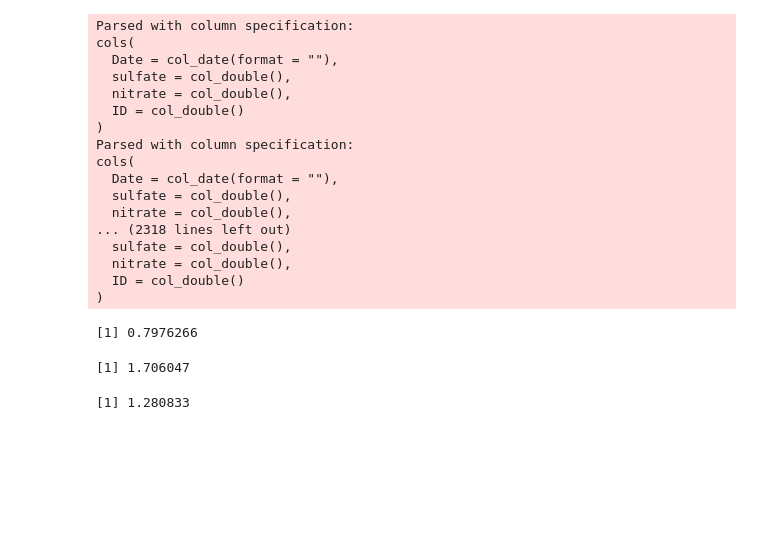
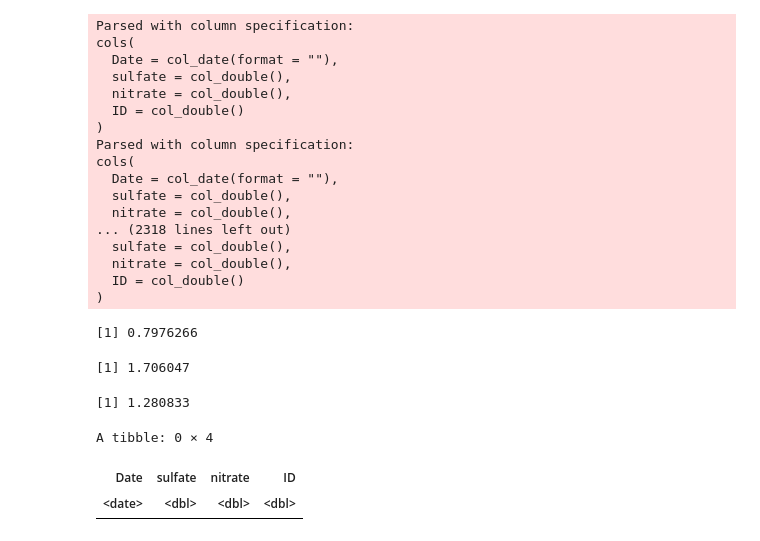
Before and after one commit to amirsaleem1990/Data-Science-specialization-Johns-Hopkins-University, a Jupyter notebook: Rprogramming/week-2/programming-assingment-1/Untitled.ipynb, the cells around one changed output. Cells and saved outputs as stored; diff of their text form; code cells hidden in the pictures; blank space fills up the shorter version.

```diff
--- a/Rprogramming/week-2/programming-assingment-1/Untitled.ipynb
+++ b/Rprogramming/week-2/programming-assingment-1/Untitled.ipynb
@@ -44,3 +44,9 @@ pollutantmean("specdata", "nitrate", 23)
 [1] 0.7976266
 [1] 1.706047
 [1] 1.280833
+# %%
+tbl[(tbl$ID <= 1) & (tbl$ID >= 10),]
+# %% [output]
+A tibble: 0 × 4
+| Date | sulfate | nitrate | ID |
+| <date> | <dbl> | <dbl> | <dbl> |
```
Also changed, not shown: parts of 1 cell of this notebook.
